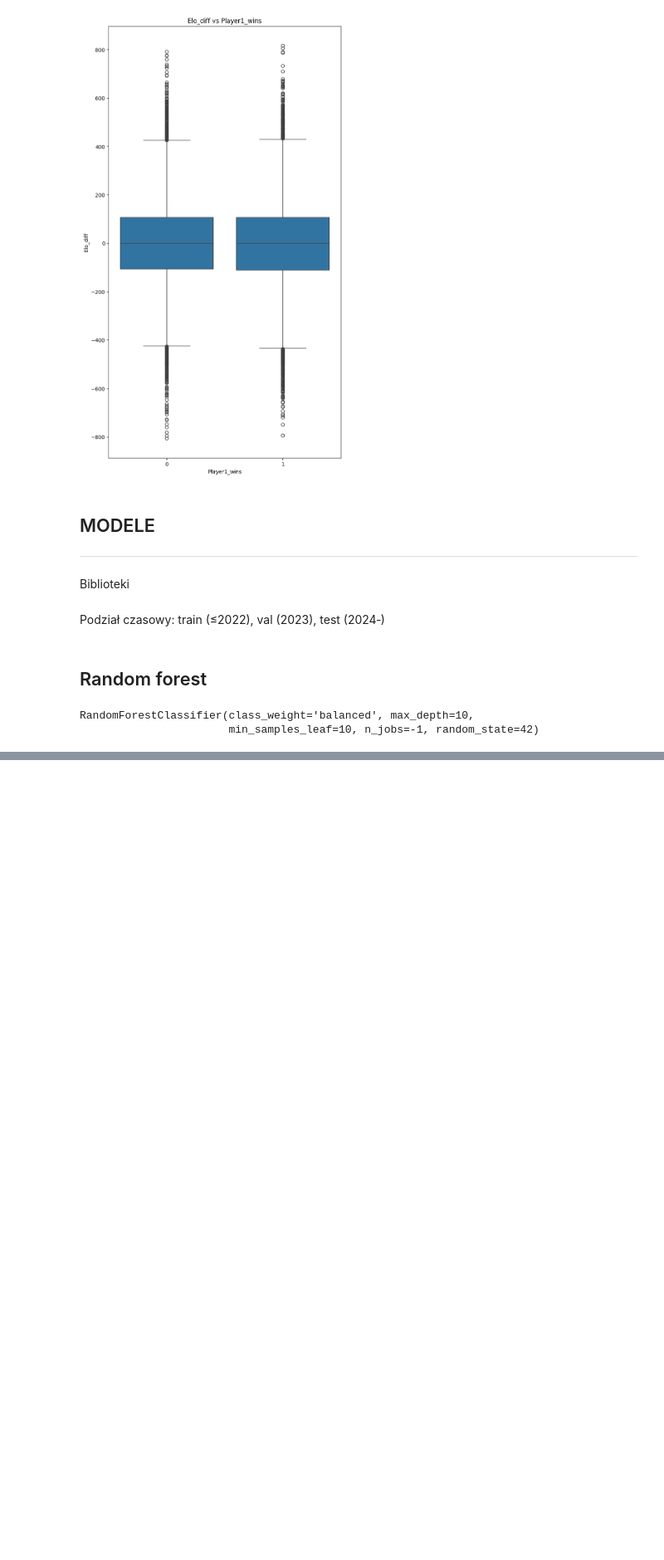
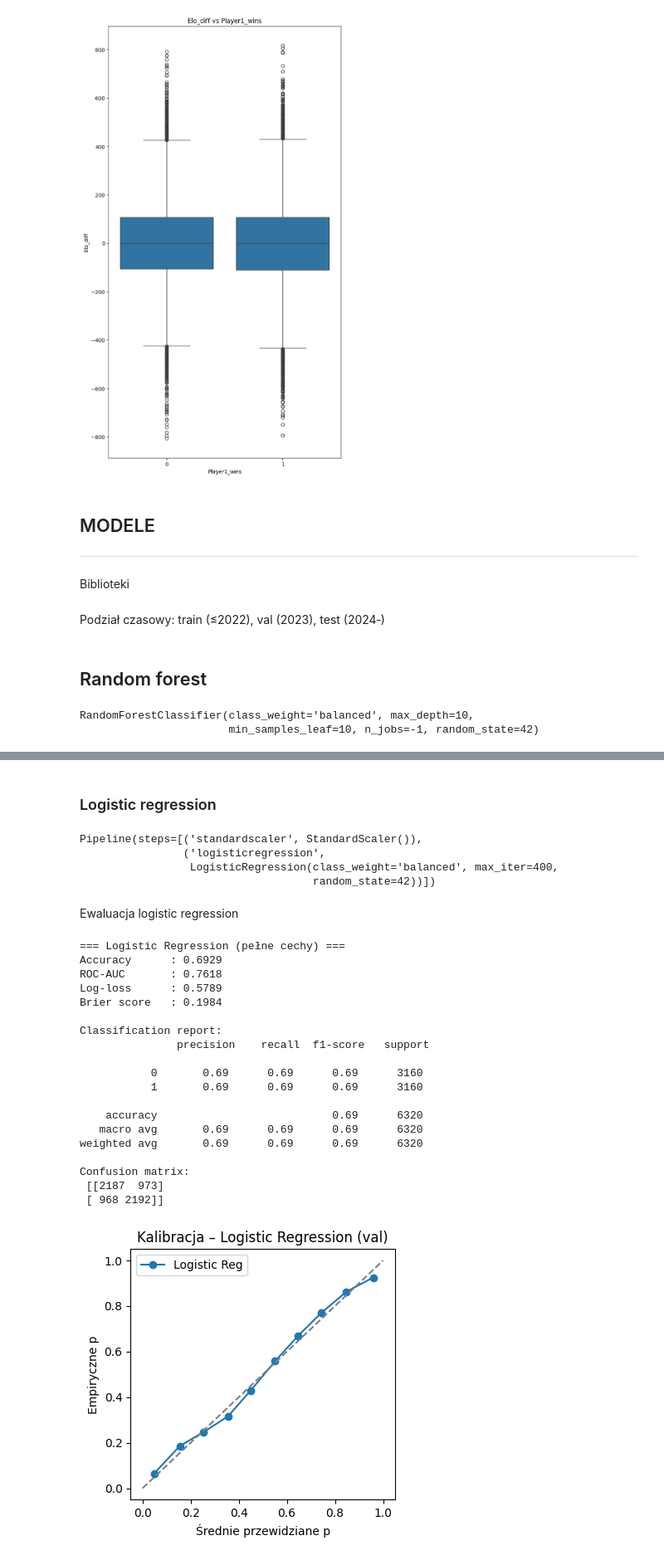
Before and after one commit to DeporS/data-minig-project, a Jupyter notebook: src/project.ipynb, the cells around one changed output, grey strips where cells are left out. Shown at 83% size. Cells and saved outputs as stored; diff of their text form; code cells hidden in the pictures; blank space fills up the shorter version.

```diff
--- a/src/project.ipynb
+++ b/src/project.ipynb
@@ -470,0 +429,2 @@ ROC-AUC  : 0.6904
+# %% [markdown]
+### Logistic regression
@@ -470,0 +435,71 @@ ROC-AUC  : 0.6904
+# %%
+# Pipeline: standaryzacja ➜ LR (L2, solver lbfgs)
+logreg = make_pipeline(
+    StandardScaler(),
+    LogisticRegression(
+        penalty='l2',
+        C=1.0,  # hiperparametr można później z-tune’ować grid-search’em
+        max_iter=400,
+        class_weight='balanced',
+        solver='lbfgs',
+        random_state=42
+    )
+)
+
+logreg.fit(X_train, y_train)
+# %% [output]
+Pipeline(steps=[('standardscaler', StandardScaler()),
+                ('logisticregression',
+                 LogisticRegression(class_weight='balanced', max_iter=400,
+                                    random_state=42))])
+# %% [markdown]
+Ewaluacja logistic regression
+# %%
+# Predykcje
+y_pred_lr  = logreg.predict(X_val)
+y_proba_lr = logreg.predict_proba(X_val)[:, 1]
+
+# Metryki
+print("=== Logistic Regression (pełne cechy) ===")
+print(f"Accuracy: {accuracy_score(y_val, y_pred_lr):.4f}")
+print(f"ROC-AUC: {roc_auc_score(y_val, y_proba_lr):.4f}")
+print(f"Log-loss: {log_loss(y_val, y_proba_lr):.4f}")
+print(f"Brier score: {brier_score_loss(y_val, y_proba_lr):.4f}")
+print("\nClassification report:\n", classification_report(y_val, y_pred_lr))
+print("Confusion matrix:\n", confusion_matrix(y_val, y_pred_lr))
+
+# Krzywa kalibracji
+prob_true_lr, prob_pred_lr = calibration_curve(
+    y_val, y_proba_lr,
+    n_bins=10,
+    strategy='uniform'
+)
+
+plt.figure(figsize=(4,4))
+plt.plot(prob_pred_lr, prob_true_lr, marker='o', lw=1.5, label='Logistic Reg')
+plt.plot([0,1], [0,1], '--', color='gray')
+plt.xlabel('Średnie przewidziane p')
+plt.ylabel('Empiryczne p')
+plt.title('Kalibracja – Logistic Regression (val)')
+plt.legend(); plt.tight_layout(); plt.show()
+# %% [output]
+=== Logistic Regression (pełne cechy) ===
+Accuracy      : 0.6929
+ROC-AUC       : 0.7618
+Log-loss      : 0.5789
+Brier score   : 0.1984
+
+Classification report:
+               precision    recall  f1-score   support
+
+           0       0.69      0.69      0.69      3160
+           1       0.69      0.69      0.69      3160
+
+    accuracy                           0.69      6320
+   macro avg       0.69      0.69      0.69      6320
+weighted avg       0.69      0.69      0.69      6320
+
+Confusion matrix:
+ [[2187  973]
+ [ 968 2192]]
+[figure, added]
```
Also changed, not shown: parts of 6 cells of this notebook.
